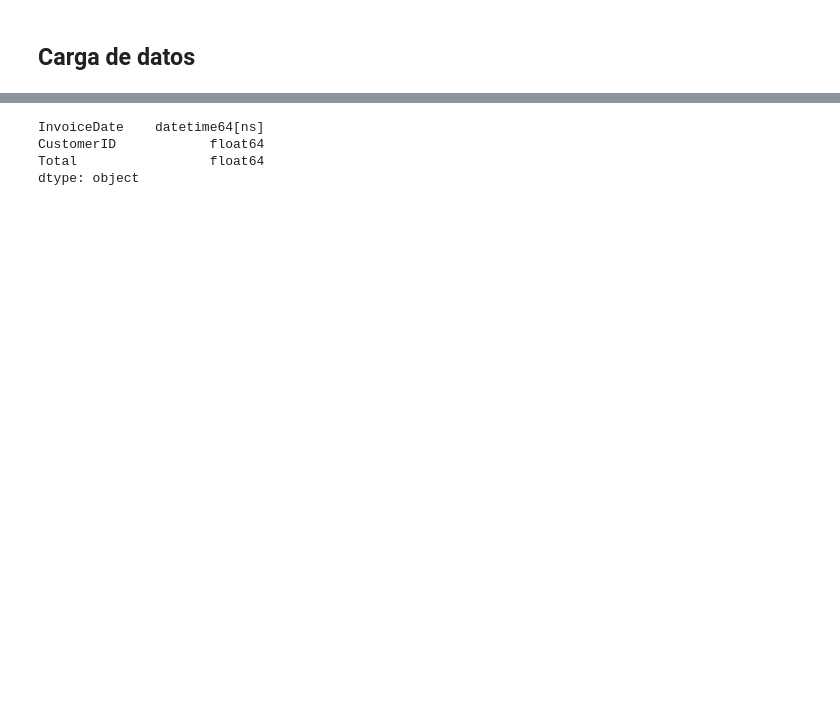
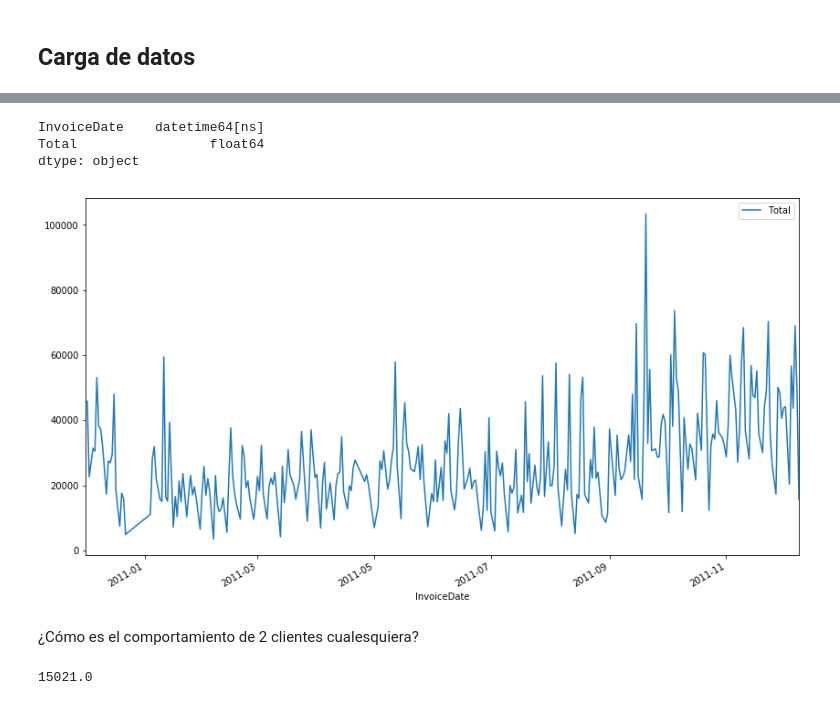
Before and after one commit to albertorekena/rfm, a Jupyter notebook: Notebooks/01.-Carga-de-Datos-y-Exploracion.ipynb, the cells around one changed output, grey strips where cells are left out. Cells and saved outputs as stored; diff of their text form; code cells hidden in the pictures; blank space fills up the shorter version.

```diff
--- a/Notebooks/01.-Carga-de-Datos-y-Exploracion.ipynb
+++ b/Notebooks/01.-Carga-de-Datos-y-Exploracion.ipynb
@@ -50,0 +88,4 @@ array(['United Kingdom', 'France', 'Australia', 'Netherlands', 'Germany',
+# %%
+df = df.groupby(['InvoiceNo', 'InvoiceDate', 'CustomerID']).agg({'Total': lambda x: x.sum()}).reset_index()
+
+df.head()
@@ -50,0 +128,4 @@ array(['United Kingdom', 'France', 'Australia', 'Netherlands', 'Germany',
+# %%
+df['InvoiceDate'] = df['InvoiceDate'].dt.normalize()
+
+df.head()
@@ -50,0 +139,4 @@ array(['United Kingdom', 'France', 'Australia', 'Netherlands', 'Germany',
+# %%
+df = df.sort_values(by = 'InvoiceDate').reset_index(drop = True)
+
+df.head()
@@ -128,0 +171,8 @@ df_United_Kingdom.head()
+# %%
+df_temp = df.groupby(df['InvoiceDate']).agg({'Total':lambda x: x.sum()}).reset_index()
+
+df_temp.head()
+
+# Variantes:
+# df.groupby([df['InvoiceDate'].dt.date]).agg({'Total': lambda x: x.sum()}).reset_index()
+# df.groupby([df['InvoiceDate'].dt.date])['Total'].sum().reset_index()
@@ -129,7 +186,18 @@ df_United_Kingdom.head()
 # %%
-df_United_Kingdom.dtypes
+df_temp.dtypes
 # %% [output]
 InvoiceDate    datetime64[ns]
-CustomerID            float64
 Total                 float64
 dtype: object
+# %%
+df_temp.plot.line(x = 'InvoiceDate',y = 'Total',figsize = (14,8));
+# %% [output]
+[figure, added]
+# %% [markdown]
+¿Cómo es el comportamiento de 2 clientes cualesquiera?
+# %%
+random_client1 = df.sample(n = 1).iloc[0]['CustomerID']
+
+random_client1
+# %% [output]
+15021.0
```
Also changed, not shown: parts of 48 cells of this notebook, 1 other file.
